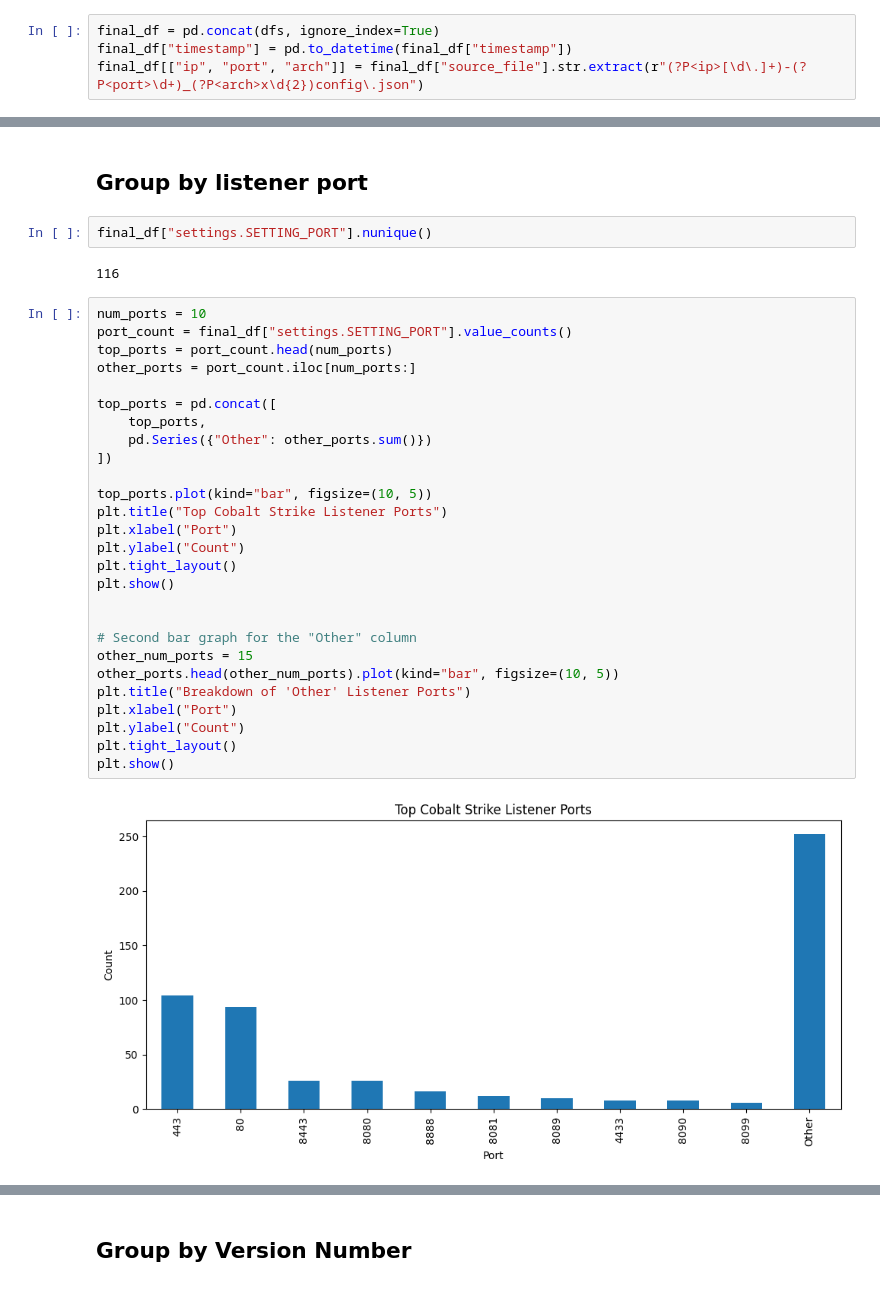
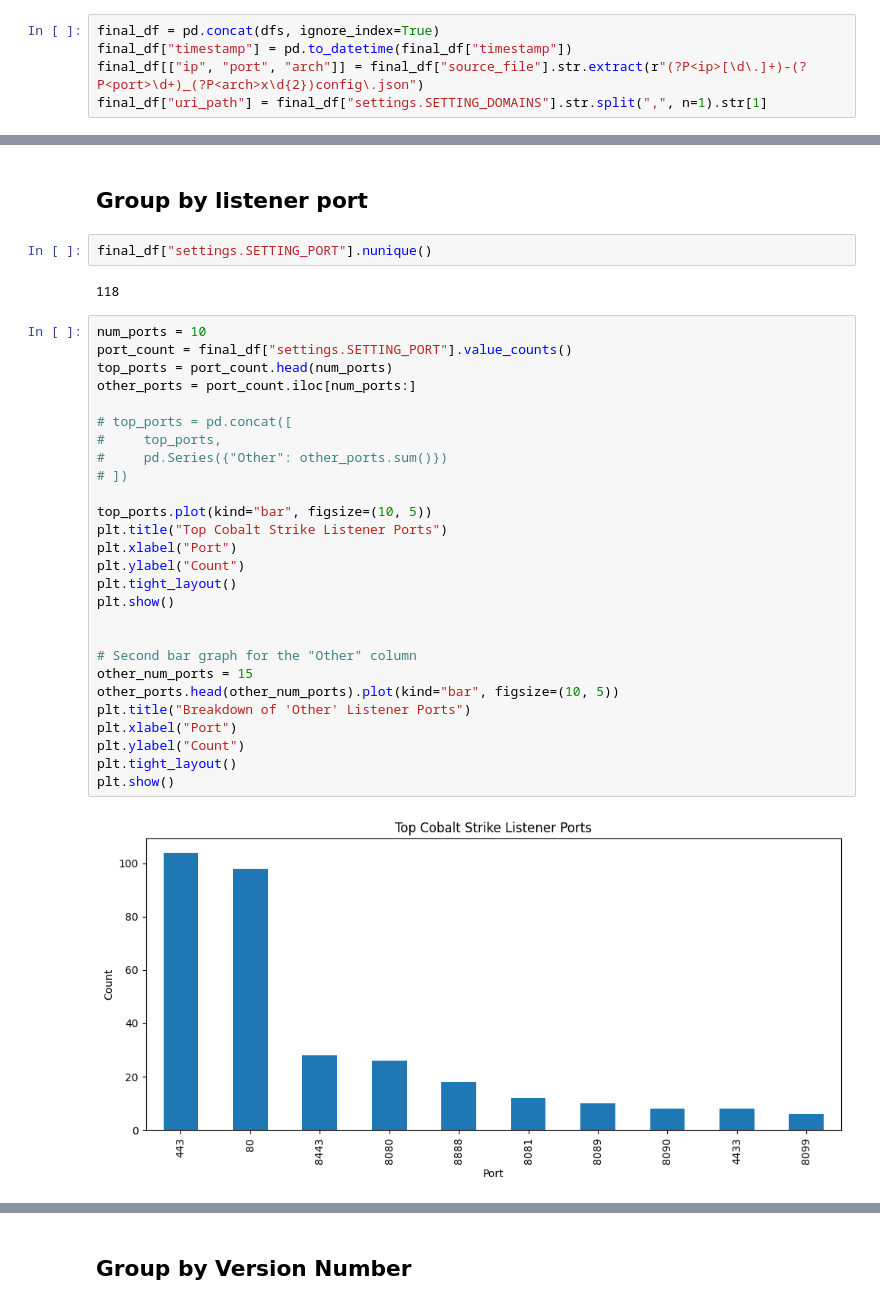
Before and after one commit to axelarator/csbeacon_analysis, a Jupyter notebook: csbeacon_config.ipynb, the cells around one changed output, grey strips where cells are left out. Drawn from its saved outputs; the diff is of its cells as text.

```diff
--- a/csbeacon_config.ipynb
+++ b/csbeacon_config.ipynb
@@ -71,6 +77,7 @@ for file in json_data.glob("*.json"):
 final_df = pd.concat(dfs, ignore_index=True)
 final_df["timestamp"] = pd.to_datetime(final_df["timestamp"])
 final_df[["ip", "port", "arch"]] = final_df["source_file"].str.extract(r"(?P<ip>[\d\.]+)-(?P<port>\d+)_(?P<arch>x\d{2})config\.json")
+final_df["uri_path"] = final_df["settings.SETTING_DOMAINS"].str.split(",", n=1).str[1]
 # %%
 final_df["source_file"].nunique()
 # %% [output]
@@ -82,33 +98,33 @@ final_df["source_file"].nunique()
 # %%
 final_df["settings.SETTING_PORT"].nunique()
 # %% [output]
-116
+118
 # %%
 num_ports = 10
 port_count = final_df["settings.SETTING_PORT"].value_counts()
 top_ports = port_count.head(num_ports)
 other_ports = port_count.iloc[num_ports:]
 
-top_ports = pd.concat([
-    top_ports,
-    pd.Series({"Other": other_ports.sum()})
-])
+# top_ports = pd.concat([
+#     top_ports,
+#     pd.Series({"Other": other_ports.sum()})
+# ])
 
 top_ports.plot(kind="bar", figsize=(10, 5))
 plt.title("Top Cobalt Strike Listener Ports")
 plt.xlabel("Port")
 plt.ylabel("Count")
 plt.tight_layout()
 plt.show()
 
 
 # Second bar graph for the "Other" column
 other_num_ports = 15
 other_ports.head(other_num_ports).plot(kind="bar", figsize=(10, 5))
 plt.title("Breakdown of 'Other' Listener Ports")
 plt.xlabel("Port")
 plt.ylabel("Count")
 plt.tight_layout()
 plt.show()
 # %% [output]
-[figure, old version]
+[figure, new version]
```
Also changed, not shown: parts of 24 cells of this notebook.
